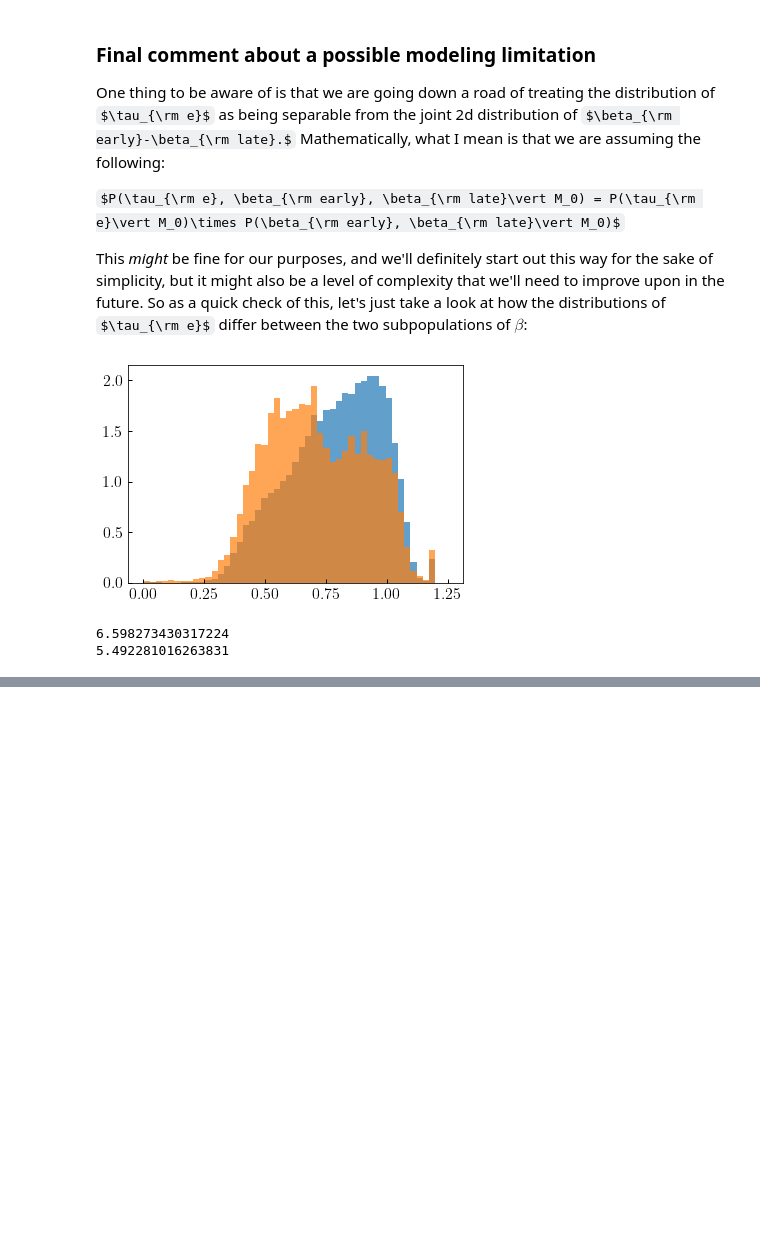
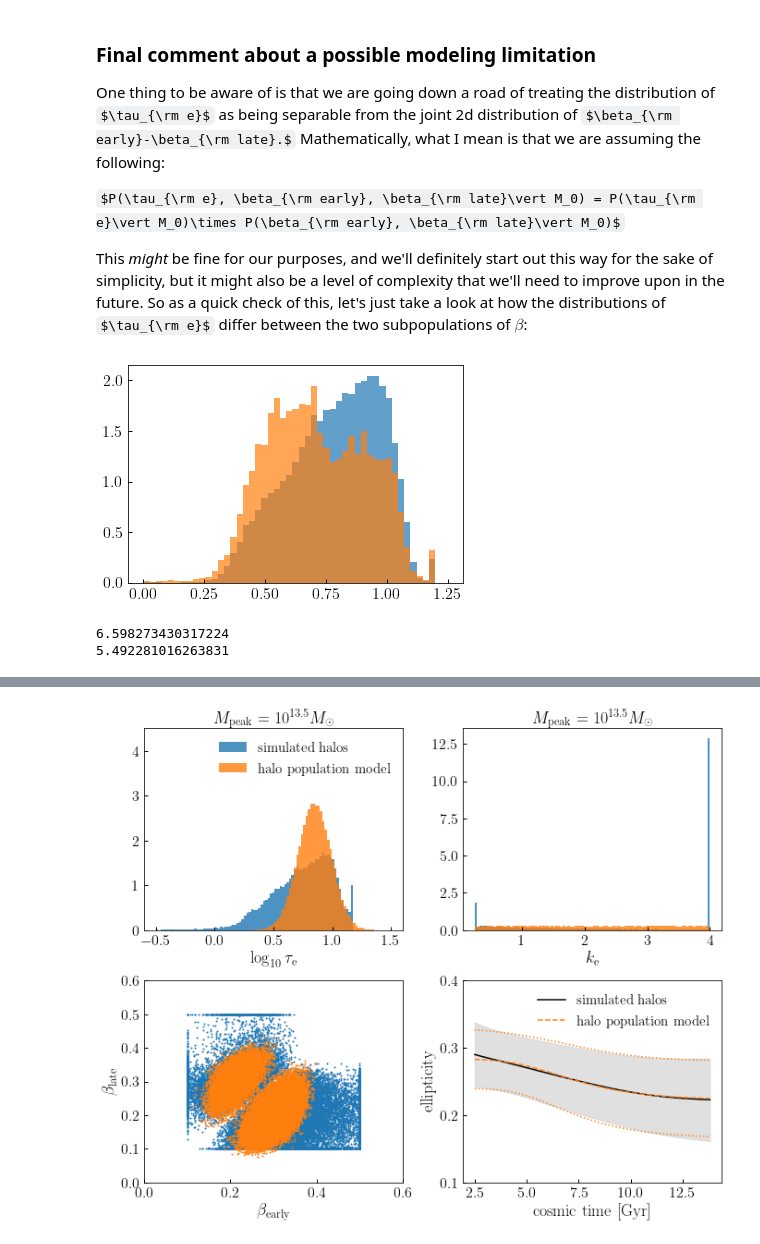
Before and after one commit to BaryonPasters/diffprof, a Jupyter notebook: notebooks/dev_prelim_e_models.ipynb, the cells around one changed output, grey strips where cells are left out. Saved outputs shown, nothing was run; the diff lists cells and outputs as text; code cells hidden in the pictures; some formulas as TeX source; blank space fills up the shorter version.

Commit message:
Finished demo notebook on the single-mass fit

```diff
--- a/notebooks/dev_prelim_e_models.ipynb
+++ b/notebooks/dev_prelim_e_models.ipynb
@@ -417,0 +446,8 @@ print(np.mean(10**sample['e_lgtc'][reasonable_fits_msk&~rounder_msk]))
+# %%
+from scipy.optimize import minimize
+from diffprof.predict_e_history_singlemass import loss
+
+res = minimize(loss, p_default, args=(loss_data, ), method='Nelder-Mead')
+res = minimize(loss, res.x, args=(loss_data, ), method='Nelder-Mead')
+p_best = res.x
+print(res.message)
@@ -417,0 +458,10 @@ print(np.mean(10**sample['e_lgtc'][reasonable_fits_msk&~rounder_msk]))
+# %%
+from diffprof.predict_e_history_singlemass import mc_generate_e_history
+from diffprof.predict_e_history_singlemass import mc_generate_e_params
+
+e_history_best = mc_generate_e_history(tarr_fit, p_best)
+e_h_med_best = np.mean(e_history_best, axis=0)
+e_h_std_best = np.std(e_history_best, axis=0)
+
+n_sample = len(sample)
+lgtc_best, k_best, early_best, late_best = mc_generate_e_params(n_sample, *p_best)
@@ -417,0 +470,43 @@ print(np.mean(10**sample['e_lgtc'][reasonable_fits_msk&~rounder_msk]))
+# %%
+fig, _axes = plt.subplots(2, 2, figsize=(10, 8))
+fig.tight_layout(pad=3.0)
+(ax0, ax1), (ax2, ax3) = _axes
+
+lgtc_bins = np.linspace(-0.5, 1.5, 100)
+__=ax0.hist(sample['e_lgtc'], bins=lgtc_bins, density=True, alpha=0.8, label=r'${\rm simulated\ halos}$')
+__=ax0.hist(lgtc_best, bins=lgtc_bins, density=True, alpha=0.8, label=r'${\rm halo\ population\ model}$')
+xlabel = ax0.set_xlabel(r'$\log_{10}\tau_{\rm e}$')
+leg0 = ax0.legend()
+ylim0 = ax0.set_ylim(0, 4.5)
+
+k_bins = np.linspace(0.25, 4, 100)
+__=ax1.hist(sample['e_k'], bins=k_bins, density=True, alpha=0.8)
+__=ax1.hist(k_best, bins=k_bins, density=True, alpha=0.8)
+xlabel = ax1.set_xlabel(r'$k_{\rm e}$')
+
+xlim = ax2.set_xlim(0., 0.6)
+ylim = ax2.set_ylim(0., 0.6)
+
+__=ax2.scatter(sample['e_early'], sample['e_late'], s=1)
+__=ax2.scatter(early_best, late_best, s=1)
+xlabel = ax2.set_xlabel(r'$\beta_{\rm early}$')
+ylabel = ax2.set_ylabel(r'$\beta_{\rm late}$')
+
+ylim = ax3.set_ylim(0.1, 0.4)
+__=ax3.fill_between(tarr_fit, e_mean_target-e_std_target, e_mean_target+e_std_target, alpha=0.7, color='lightgray')
+__=ax3.plot(tarr_fit, e_mean_target, color='k', label=r'${\rm simulated\ halos}$')
+
+__=ax3.plot(tarr_fit, e_h_med_best, '--', color=morange, label=r'${\rm halo\ population\ model}$')
+__=ax3.plot(tarr_fit, e_h_med_best-e_h_std_best, ':', color=morange)
+__=ax3.plot(tarr_fit, e_h_med_best+e_h_std_best, ':', color=morange)
+leg = ax3.legend()
+
+xlabel = ax3.set_xlabel(r'${\rm cosmic\ time\ [Gyr]}$')
+ylabel = ax3.set_ylabel(r'${\rm ellipticity}$')
+title = ax0.set_title(r'$M_{\rm peak}=10^{13.5}M_{\odot}$')
+title = ax1.set_title(r'$M_{\rm peak}=10^{13.5}M_{\odot}$')
+
+fig.savefig('example_ellipticity_fit_logmp_13.5.png',
+            bbox_extra_artists=[xlabel, ylabel], bbox_inches='tight', dpi=200)
+# %% [output]
+[figure, added]
```
Also changed, not shown: parts of 11 cells of this notebook, 1 other file.
